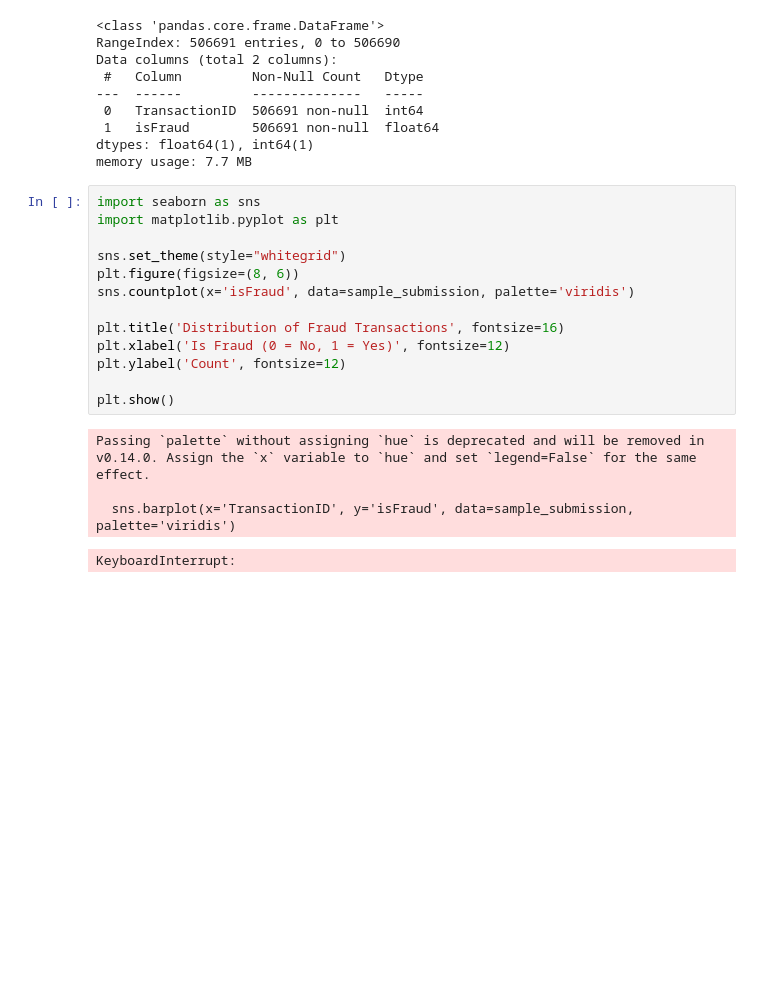
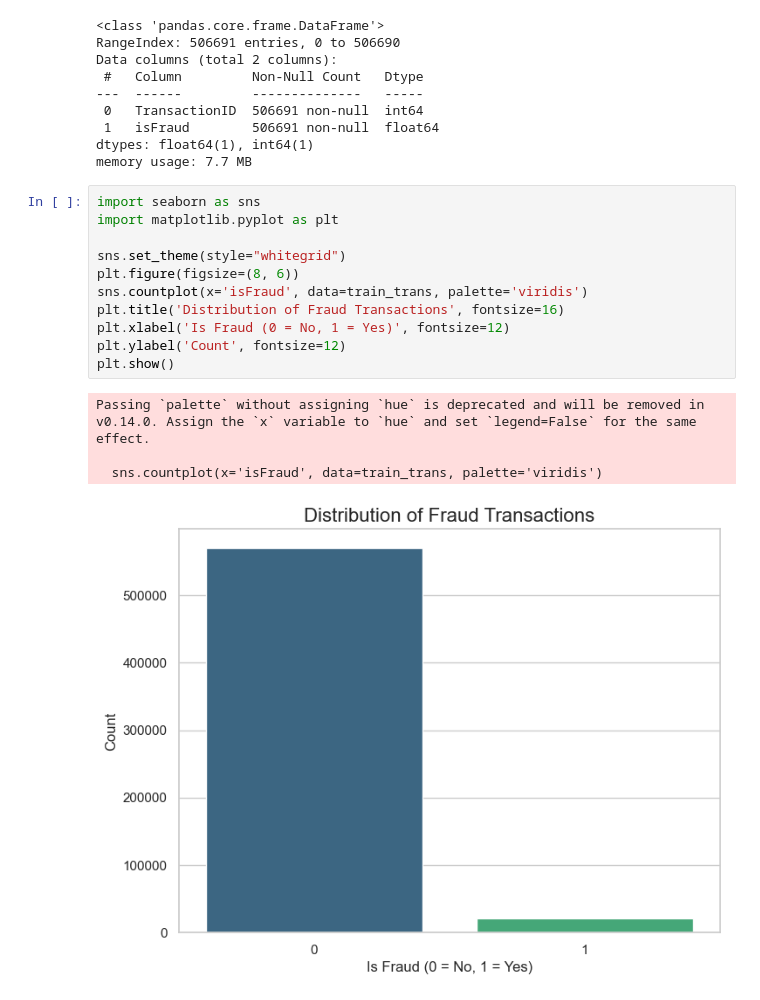
Before and after one commit to TeetyK/FinTech_AI, a Jupyter notebook: Fraud_Detection.ipynb, the cells around one changed output. Saved outputs shown, nothing was run; the diff lists cells and outputs as text; blank space fills up the shorter version.

```diff
--- a/Fraud_Detection.ipynb
+++ b/Fraud_Detection.ipynb
@@ -107,18 +107,16 @@ memory usage: 7.7 MB
 # %%
 import seaborn as sns
 import matplotlib.pyplot as plt
 
 sns.set_theme(style="whitegrid")
 plt.figure(figsize=(8, 6))
-sns.countplot(x='isFraud', data=sample_submission, palette='viridis')
-
+sns.countplot(x='isFraud', data=train_trans, palette='viridis')
 plt.title('Distribution of Fraud Transactions', fontsize=16)
 plt.xlabel('Is Fraud (0 = No, 1 = Yes)', fontsize=12)
 plt.ylabel('Count', fontsize=12)
-
 plt.show()
 # %% [output]
 Passing `palette` without assigning `hue` is deprecated and will be removed in v0.14.0. Assign the `x` variable to `hue` and set `legend=False` for the same effect.
 
-  sns.barplot(x='TransactionID', y='isFraud', data=sample_submission, palette='viridis')
+  sns.countplot(x='isFraud', data=train_trans, palette='viridis')
-KeyboardInterrupt:
+[figure, added]
```
Also changed, not shown: parts of 3 cells of this notebook.
